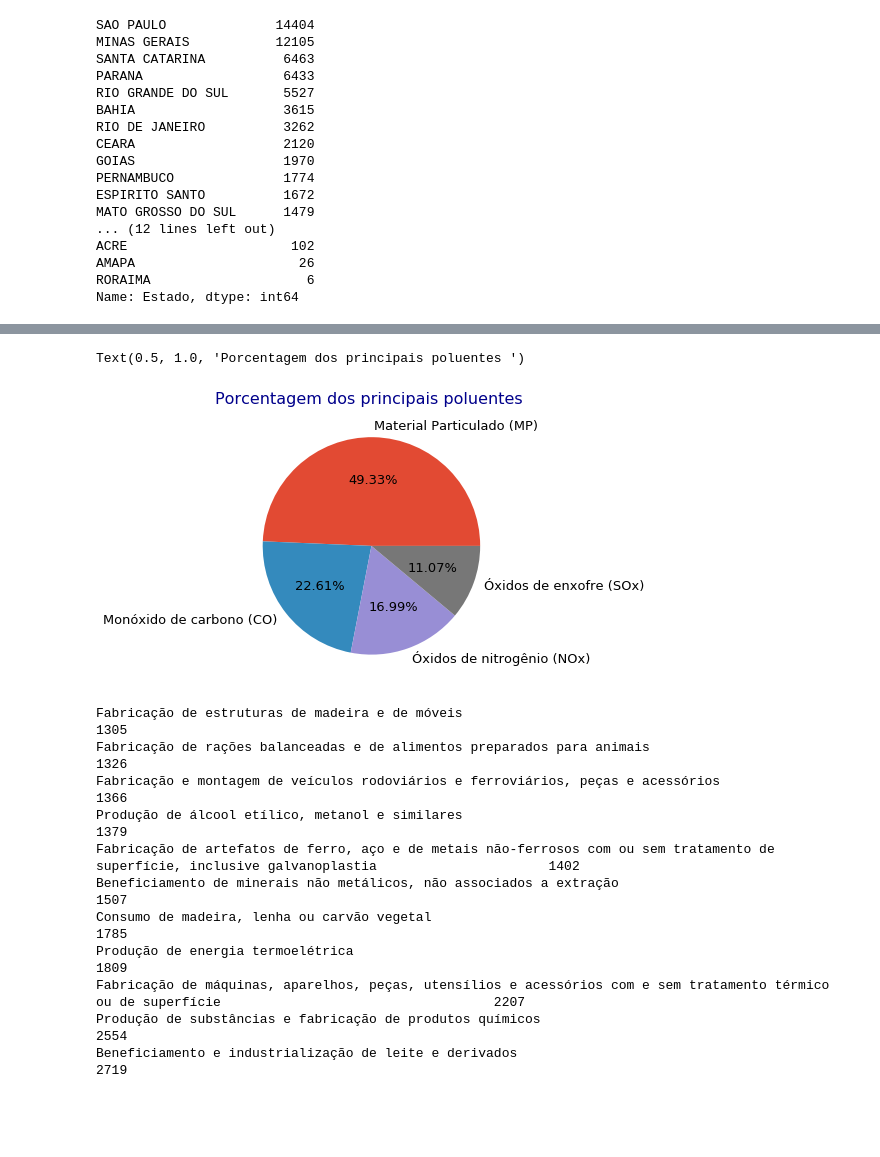
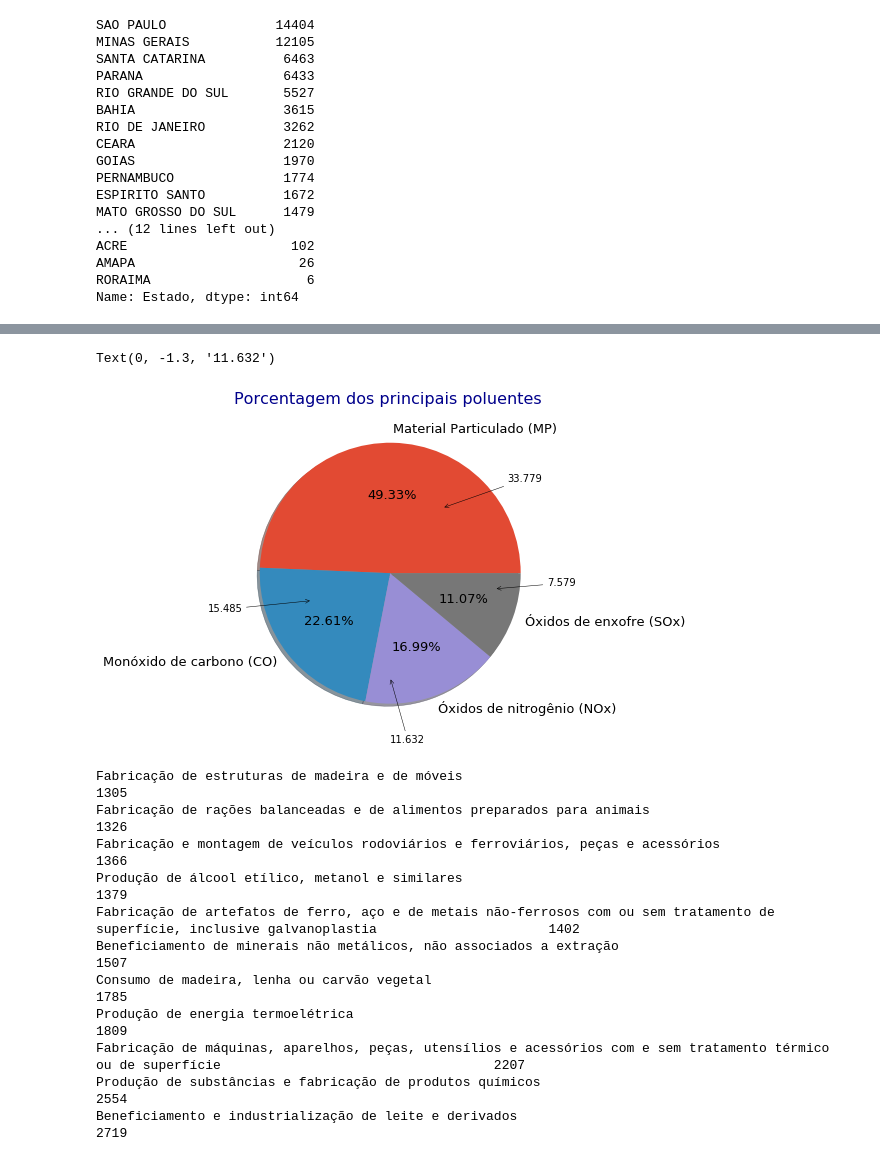
Before and after one commit to lrsonnewend/Emissao-Poluentes, a Jupyter notebook: analise_poluentes.ipynb, the cells around one changed output, grey strips where cells are left out. Saved outputs shown, nothing was run; the diff lists cells and outputs as text; code cells hidden in the pictures; blank space fills up the shorter version.

```diff
--- a/analise_poluentes.ipynb
+++ b/analise_poluentes.ipynb
@@ -56,10 +65,38 @@ plt.xticks(rotation=90)
-# %%
-plt.style.use("ggplot")
-poluentes.plot(kind='pie', subplots=True, label = "",  fontsize = 13,figsize=(10, 5), autopct='%.2f%%')
-plt.title("Porcentagem dos principais poluentes ", fontsize = 16, color = 'darkblue')
-# %% [output]
-Text(0.5, 1.0, 'Porcentagem dos principais poluentes ')
-[figure, removed]
+# %%
+plt.style.use("ggplot")
+poluentes.plot(kind='pie', subplots=True, shadow = True,
+               label = "",  fontsize = 13,figsize=(11, 6), autopct='%.2f%%')
+plt.title("Porcentagem dos principais poluentes ", fontsize = 16, color = 'darkblue')
+
+plt.annotate("33.779", xy=(0.4, 0.5),
+            xycoords='data',
+            xytext=(0.9, 0.7),
+            textcoords='data',
+            arrowprops=dict(arrowstyle="->",connectionstyle="arc3", color = "black"))
+
+
+plt.annotate("15.485", xy=(-0.6, -0.21),
+            xycoords='data',
+            xytext=(-1.4, -0.3),
+            textcoords='data',
+            arrowprops=dict(arrowstyle="->",connectionstyle="arc3", color = "black"))
+
+
+plt.annotate("7.579", xy=(0.8, -0.12),
+            xycoords='data',
+            xytext=(1.2, -0.1),
+            textcoords='data',
+            arrowprops=dict(arrowstyle="->",connectionstyle="arc3", color = "black"))
+
+
+plt.annotate("11.632", xy=(0, -0.8),
+            xycoords='data',
+            xytext=(0, -1.3),
+            textcoords='data',
+            arrowprops=dict(arrowstyle="->",connectionstyle="arc3", color = "black"))
+# %% [output]
+Text(0, -1.3, '11.632')
+[figure, added]
 # %%
 metodoPolu = pd.value_counts(dados['Detalhe'])
 metodoPolu = metodoPolu[:15].sort_values(ascending=[True])
```
Also changed, not shown: parts of 9 cells of this notebook.
